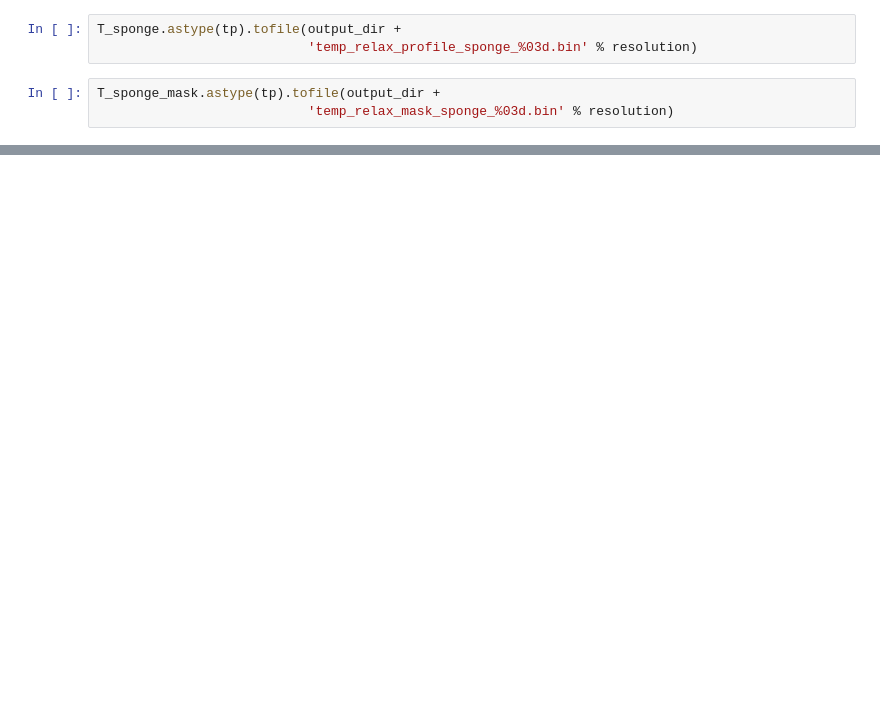
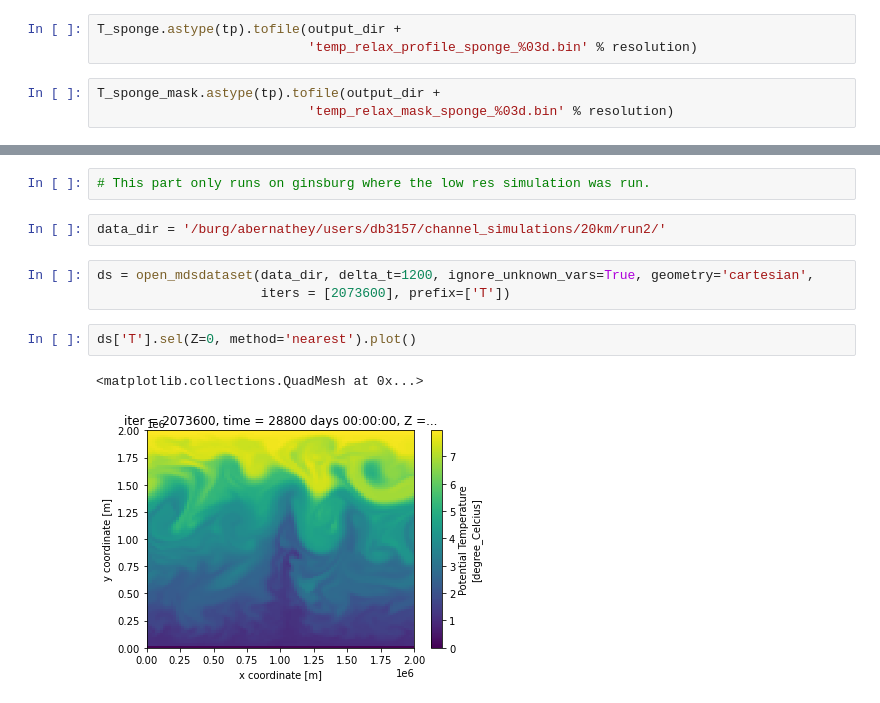
Before and after one commit to dhruvbalwada/channel_simulations_template, a Jupyter notebook: input/channel_inputs.ipynb, the cells around one changed output, grey strips where cells are left out. Drawn from its saved outputs; the diff is of its cells as text; blank space fills up the shorter version.

```diff
--- a/input/channel_inputs.ipynb
+++ b/input/channel_inputs.ipynb
@@ -199,0 +202,12 @@ T_sponge.astype(tp).tofile(output_dir + 'temp_initial_%03d.bin' % resolution)
+# %%
+# This part only runs on ginsburg where the low res simulation was run.
+# %%
+data_dir = '/burg/abernathey/users/db3157/channel_simulations/20km/run2/'
+# %%
+ds = open_mdsdataset(data_dir, delta_t=1200, ignore_unknown_vars=True, geometry='cartesian',
+                     iters = [2073600], prefix=['T'])
+# %%
+ds['T'].sel(Z=0, method='nearest').plot()
+# %% [output]
+<matplotlib.collections.QuadMesh at 0x...>
+[figure, added]
```
Also changed, not shown: parts of 20 cells of this notebook, 4 other files.
